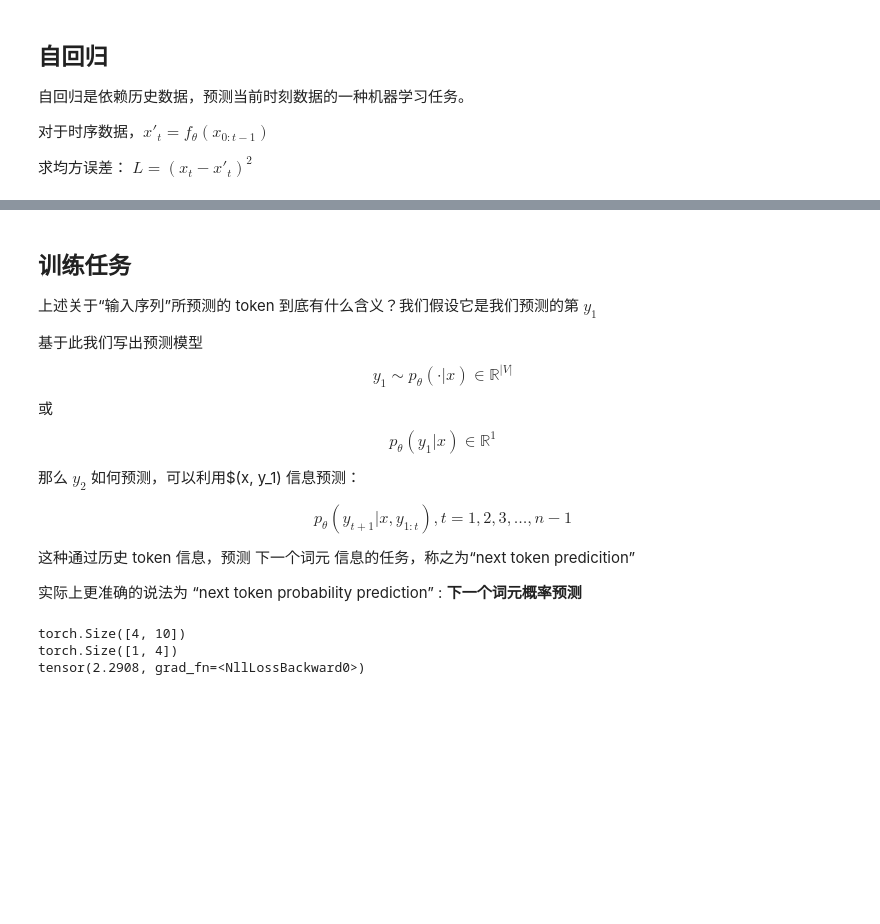
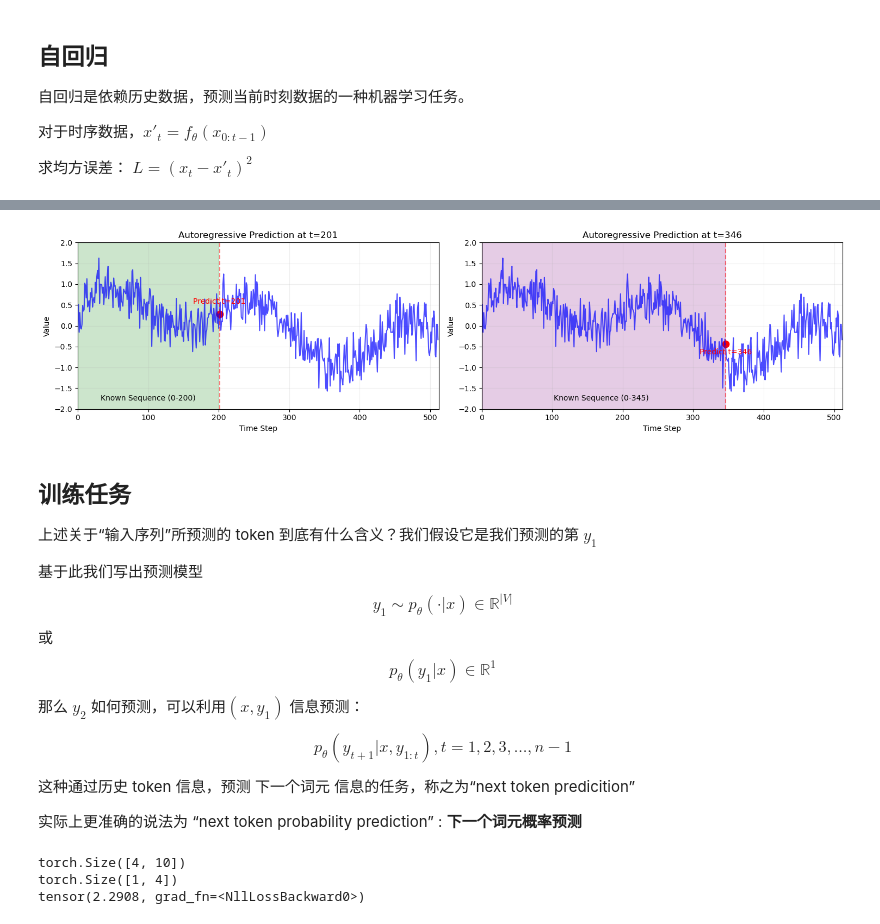
Before and after one commit to duani-excellence/MA-RLHF, a Jupyter notebook: lecture/lc2_transformer/transformer_framework.ipynb, the cells around one changed output, grey strips where cells are left out. Cells and saved outputs as stored; diff of their text form; code cells hidden in the pictures; blank space fills up the shorter version.

```diff
--- a/lecture/lc2_transformer/transformer_framework.ipynb
+++ b/lecture/lc2_transformer/transformer_framework.ipynb
@@ -96,3 +168,53 @@ $$
+# %%
+# 仅看图：通过历史 t[0~200] 预测 t[201], 数据即是输入，也是标签
+import matplotlib.pyplot as plt
+
+
+# 创建横向排列的两个子图
+plt.figure(figsize=(15, 4))
+
+# 第一张图: 预测t=201
+plt.subplot(1, 2, 1)
+plt.plot(y, 'b-', alpha=0.7)
+plt.axvspan(0, 200, color='green', alpha=0.2)  # 已知区域
+plt.scatter(201, y[201], color='red', s=80)    # 预测点
+plt.axvline(201, color='r', linestyle='--', alpha=0.5)
+
+# 添加标注
+plt.text(100, -1.8, 'Known Sequence (0-200)', ha='center', fontsize=10)
+plt.text(201, y[201]+0.25, 'Predict t=201', ha='center', color='r', fontsize=10)
+
+# 设置图形属性
+plt.title('Autoregressive Prediction at t=201', fontsize=12)
+plt.xlabel('Time Step', fontsize=10)
+plt.ylabel('Value', fontsize=10)
+plt.xlim(0, 512)
+plt.ylim(-2, 2)
+plt.grid(alpha=0.2)
+
+# 第二张图: 预测t=346
+plt.subplot(1, 2, 2)
+plt.plot(y, 'b-', alpha=0.7)
+plt.axvspan(0, 345, color='purple', alpha=0.2)  # 已知区域
+plt.scatter(346, y[346], color='red', s=80)     # 预测点
+plt.axvline(346, color='r', linestyle='--', alpha=0.5)
+
+# 添加标注
+plt.text(170, -1.8, 'Known Sequence (0-345)', ha='center', fontsize=10)
+plt.text(346, y[346]-0.25, 'Predict t=346', ha='center', color='r', fontsize=10)
+
+# 设置图形属性
+plt.title('Autoregressive Prediction at t=346', fontsize=12)
+plt.xlabel('Time Step', fontsize=10)
+plt.ylabel('Value', fontsize=10)
+plt.xlim(0, 512)
+plt.ylim(-2, 2)
+plt.grid(alpha=0.2)
+
+plt.tight_layout()
+plt.show()
+# %% [output]
+[figure, added]
 # %% [markdown]
 ## 训练任务
 
@@ -107,7 +229,7 @@ $$
 p_\theta(y_1|x) \in \mathbb{R}^ {1}
 $$
 
-那么 $y_2$ 如何预测，可以利用$(x, y_1) 信息预测：
+那么 $y_2$ 如何预测，可以利用$(x, y_1)$ 信息预测：
 
 $$
 p_\theta(y_{t+1}|x, y_{1:t}) ,t = 1,2,3,\ldots,n-1
```
Also changed, not shown: parts of 3 cells of this notebook, 2 other files.
